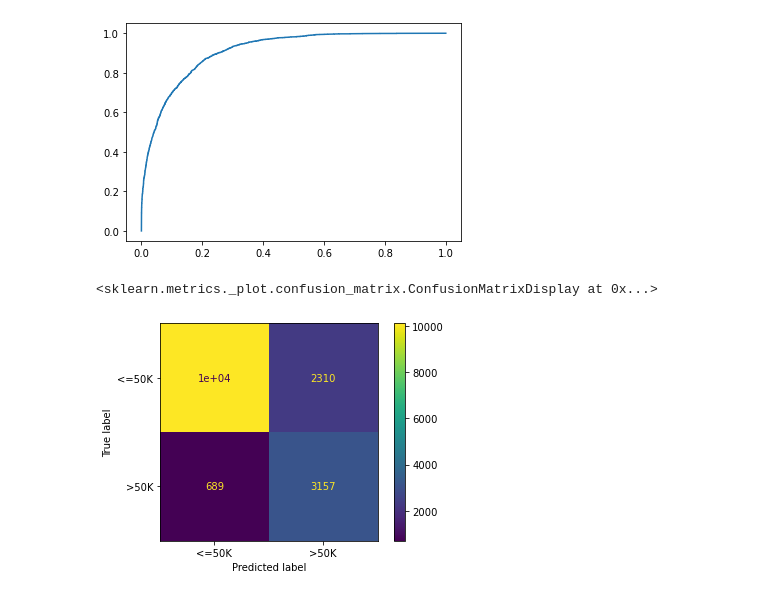
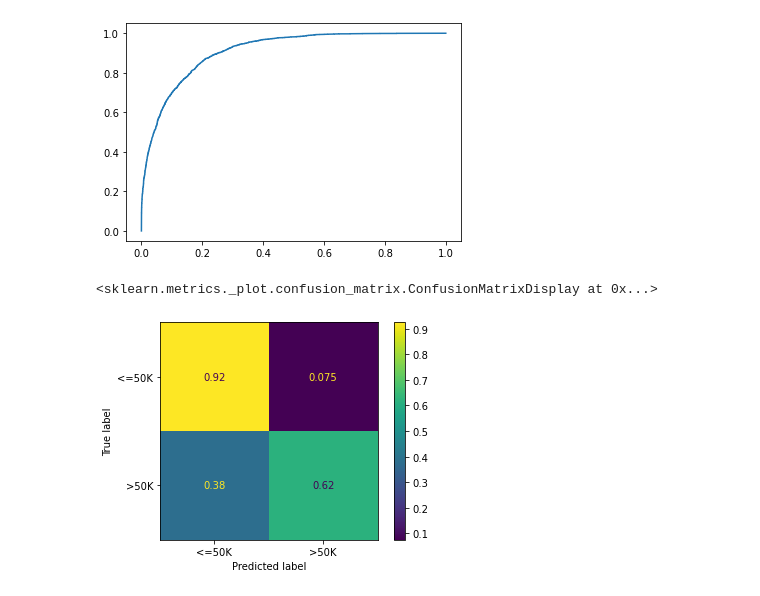
Before and after one commit to luismoralesphysics/Aunalytics_DA_assessment, a Jupyter notebook: prediction.ipynb, the cells around one changed output. Drawn from its saved outputs; the diff is of its cells as text; code cells hidden in the pictures.

Commit message:
Normalized Confusion matrix

```diff
--- a/prediction.ipynb
+++ b/prediction.ipynb
@@ -117,7 +117,7 @@ plt.show()
 # %% [output]
 [figure]
 # %%
-plot_confusion_matrix(lr_train, df_test_X,df_test_y,display_labels=['<=50K','>50K'])
+plot_confusion_matrix(lr_train, df_test_X,df_test_y,display_labels=['<=50K','>50K'],normalize='true')
 # %% [output]
 <sklearn.metrics._plot.confusion_matrix.ConfusionMatrixDisplay at 0x...>
-[figure, old version]
+[figure, new version]
```
